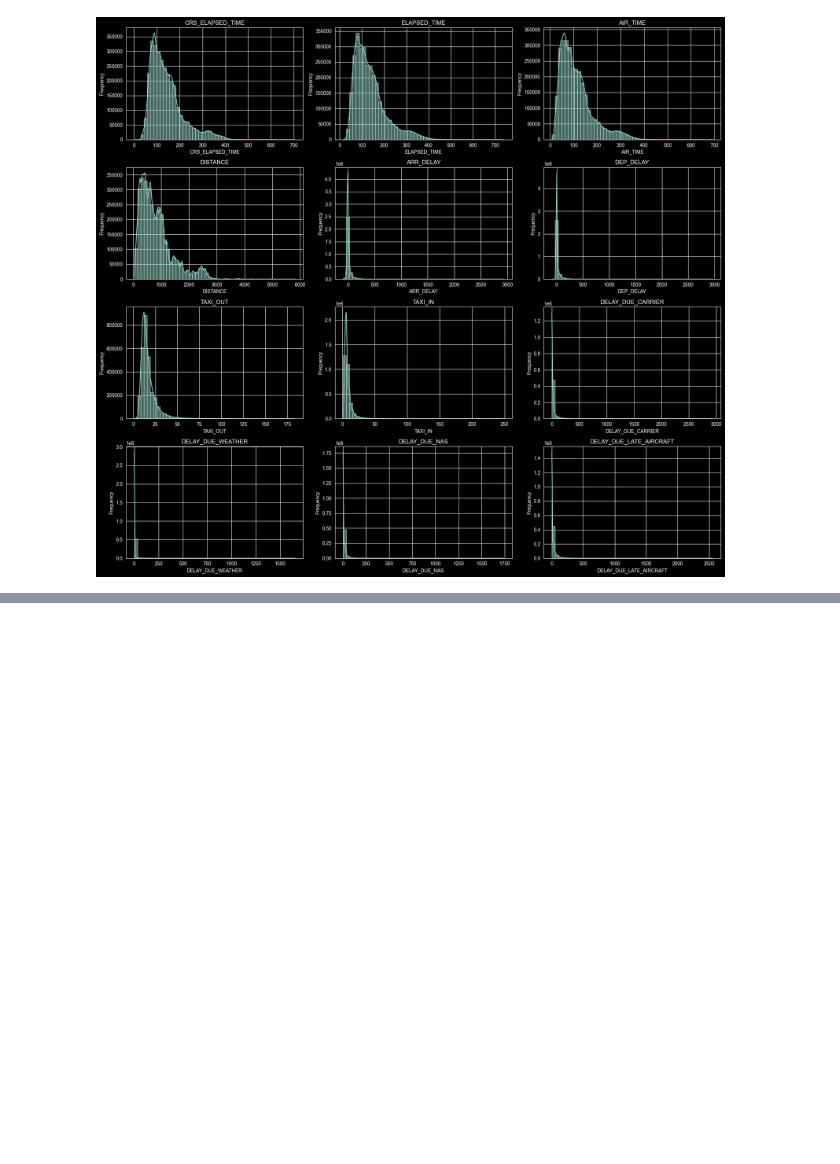
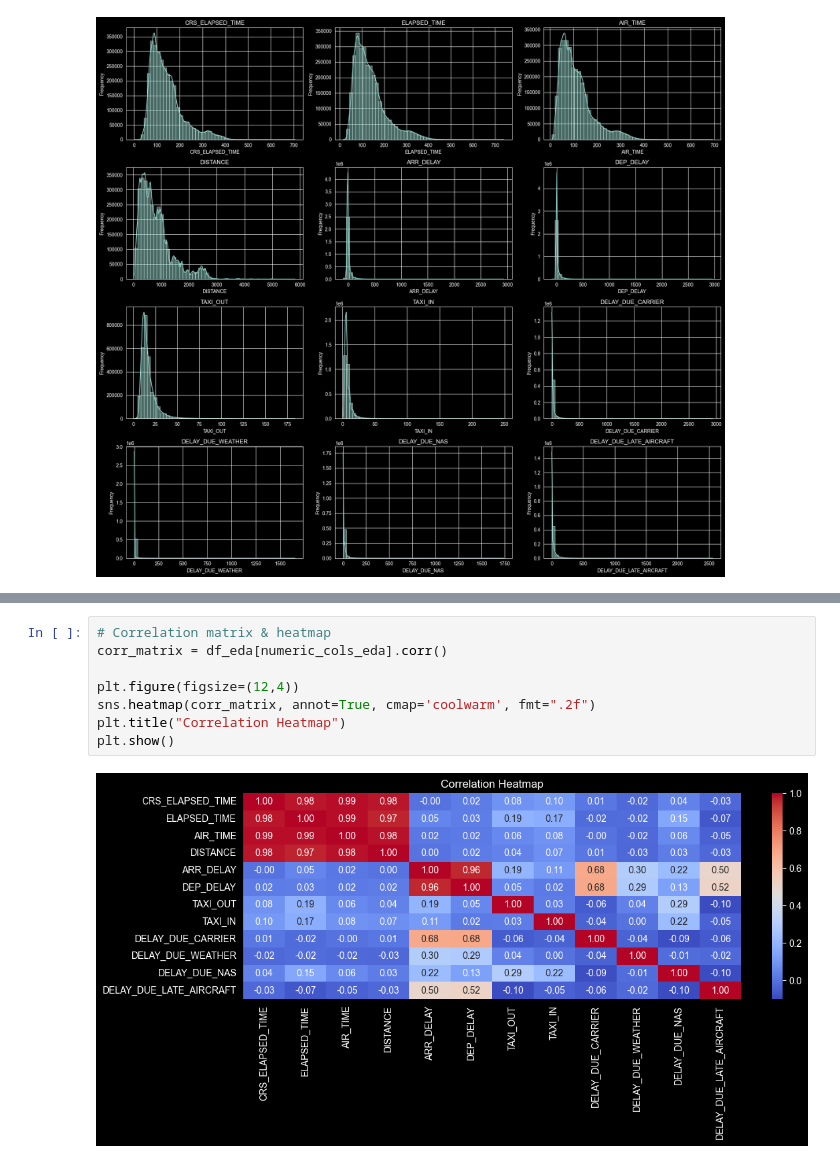
Before and after one commit to mica-1999/Data-Science, a Jupyter notebook: ProjectCodes/ProjetoCDJupyter.ipynb, the cells around one changed output, grey strips where cells are left out. Cells and saved outputs as stored; diff of their text form; blank space fills up the shorter version.

```diff
--- a/ProjectCodes/ProjetoCDJupyter.ipynb
+++ b/ProjectCodes/ProjetoCDJupyter.ipynb
@@ -337,0 +368,10 @@ plt.show()
+# %%
+# Correlation matrix & heatmap
+corr_matrix = df_eda[numeric_cols_eda].corr()
+
+plt.figure(figsize=(12,4))
+sns.heatmap(corr_matrix, annot=True, cmap='coolwarm', fmt=".2f")
+plt.title("Correlation Heatmap")
+plt.show()
+# %% [output]
+[figure, added]
```
Also changed, not shown: parts of 7 cells of this notebook, 12 other files.
